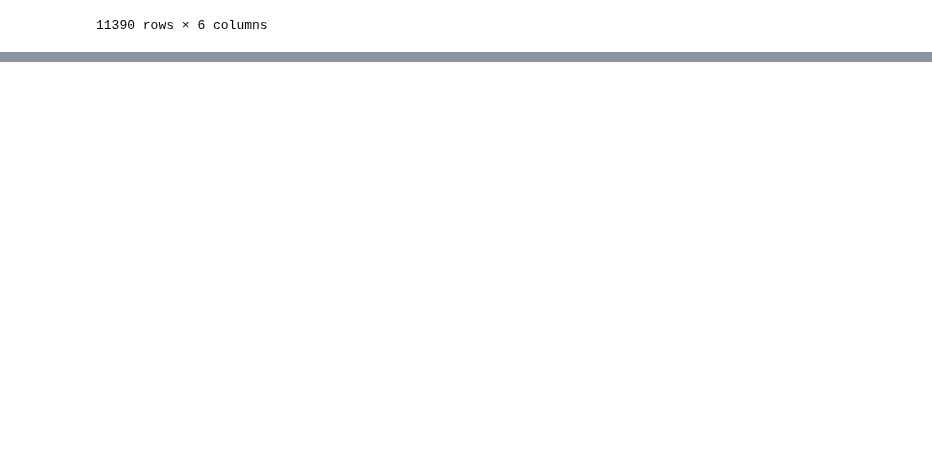
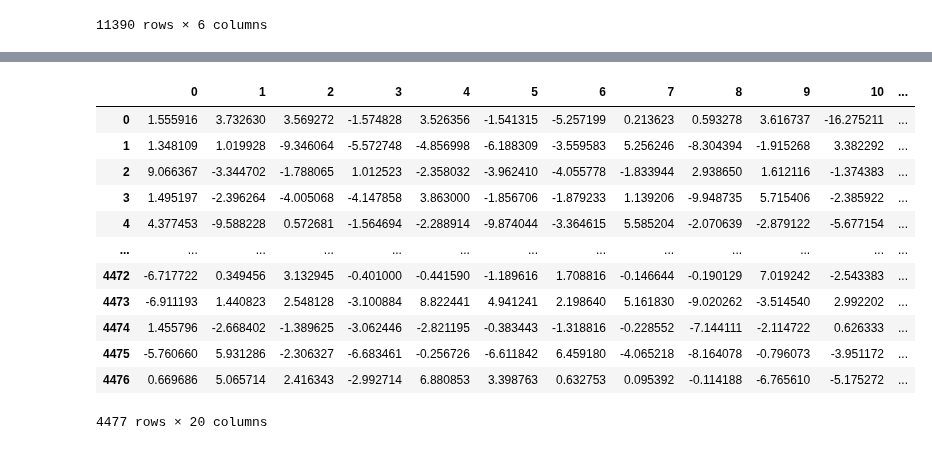
Before and after one commit to Maryam-Dollet/NLP_Project, a Jupyter notebook: supervised_sklearn.ipynb, the cells around one changed output, grey strips where cells are left out. Saved outputs shown, nothing was run; the diff lists cells and outputs as text; code cells hidden in the pictures; blank space fills up the shorter version.

```diff
--- a/supervised_sklearn.ipynb
+++ b/supervised_sklearn.ipynb
@@ -20,0 +63,3 @@ df
+# %%
+company_sample = df[df["category"].isin(category_list)].dropna()
+company_sample["category"].value_counts().reset_index()
@@ -20,0 +79,3 @@ df
+# %%
+company_sample = company_sample.groupby('category').apply(lambda x: x.sample(n=407, random_state=42)).reset_index(drop=True)
+company_sample
@@ -21,9 +96,9 @@ df
 # %%
 d2v = Doc2Vec.load("models/d2v.model")
 # %%
-tags = df["tag"]
-labels = df["company_name"]
-category = df["category"]
+tags = company_sample["tag"]
+labels = company_sample["company_name"]
+category = company_sample["category"]
 vectors = [d2v.dv[tag] for tag in tags]
 # %%
 len(tags)
@@ -35,0 +111,18 @@ len(vectors)
+# %%
+vectors_df = pd.DataFrame(vectors)
+# %%
+vectors_df
+# %% [output]
+|  | 0 | 1 | 2 | 3 | 4 | 5 | 6 | 7 | 8 | 9 | 10 | ... |
+| 0 | 1.555916 | 3.732630 | 3.569272 | -1.574828 | 3.526356 | -1.541315 | -5.257199 | 0.213623 | 0.593278 | 3.616737 | -16.275211 | ... |
+| 1 | 1.348109 | 1.019928 | -9.346064 | -5.572748 | -4.856998 | -6.188309 | -3.559583 | 5.256246 | -8.304394 | -1.915268 | 3.382292 | ... |
+| 2 | 9.066367 | -3.344702 | -1.788065 | 1.012523 | -2.358032 | -3.962410 | -4.055778 | -1.833944 | 2.938650 | 1.612116 | -1.374383 | ... |
+| 3 | 1.495197 | -2.396264 | -4.005068 | -4.147858 | 3.863000 | -1.856706 | -1.879233 | 1.139206 | -9.948735 | 5.715406 | -2.385922 | ... |
+| 4 | 4.377453 | -9.588228 | 0.572681 | -1.564694 | -2.288914 | -9.874044 | -3.364615 | 5.585204 | -2.070639 | -2.879122 | -5.677154 | ... |
+| ... | ... | ... | ... | ... | ... | ... | ... | ... | ... | ... | ... | ... |
+| 4472 | -6.717722 | 0.349456 | 3.132945 | -0.401000 | -0.441590 | -1.189616 | 1.708816 | -0.146644 | -0.190129 | 7.019242 | -2.543383 | ... |
+| 4473 | -6.911193 | 1.440823 | 2.548128 | -3.100884 | 8.822441 | 4.941241 | 2.198640 | 5.161830 | -9.020262 | -3.514540 | 2.992202 | ... |
+| 4474 | 1.455796 | -2.668402 | -1.389625 | -3.062446 | -2.821195 | -0.383443 | -1.318816 | -0.228552 | -7.144111 | -2.114722 | 0.626333 | ... |
+| 4475 | -5.760660 | 5.931286 | -2.306327 | -6.683461 | -0.256726 | -6.611842 | 6.459180 | -4.065218 | -8.164078 | -0.796073 | -3.951172 | ... |
+| 4476 | 0.669686 | 5.065714 | 2.416343 | -2.992714 | 6.880853 | 3.398763 | 0.632753 | 0.095392 | -0.114188 | -6.765610 | -5.175272 | ... |
+4477 rows × 20 columns
```
Also changed, not shown: parts of 34 cells of this notebook, 1 other file.
